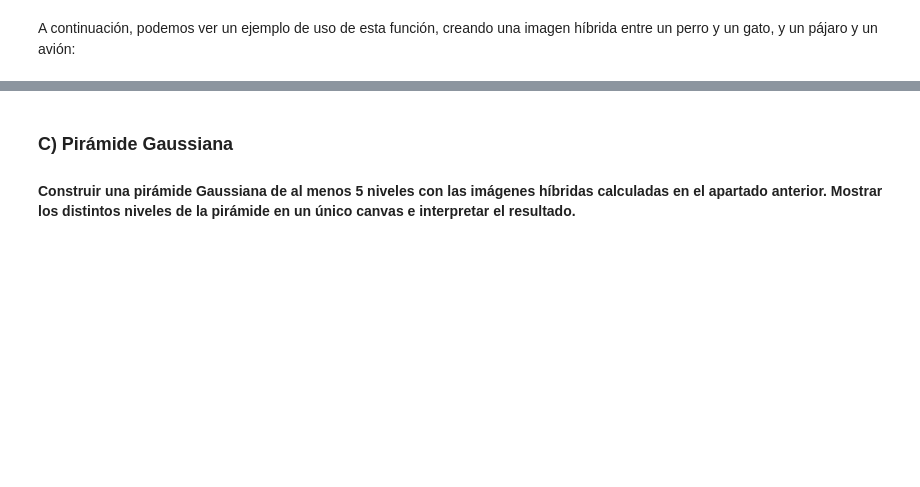
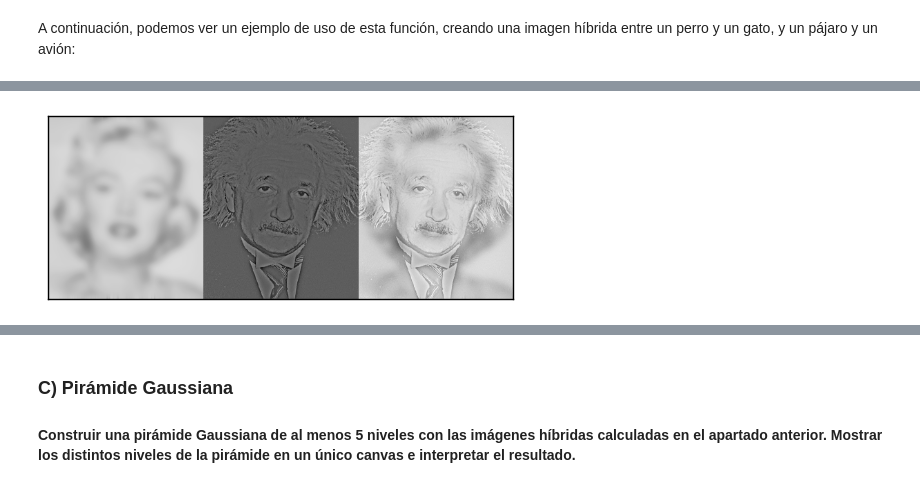
Before and after one commit to BraulioV/Computer-Vision, a Jupyter notebook: Practica1/Filtrado y Muestreo.ipynb, the cells around one changed output, grey strips where cells are left out. Saved outputs shown, nothing was run; the diff lists cells and outputs as text; code cells hidden in the pictures; blank space fills up the shorter version.

```diff
--- a/Practica1/Filtrado y Muestreo.ipynb
+++ b/Practica1/Filtrado y Muestreo.ipynb
@@ -397,0 +423,10 @@ pajaro_avion = make_hybrid_image(bird,plane, 8, 1.5, True)
+# %%
+marilyn = cv2.imread('data/marilyn.bmp', flags=cv2.IMREAD_GRAYSCALE)
+einstein = cv2.imread('data/einstein.bmp', flags=cv2.IMREAD_GRAYSCALE)
+
+marilyn_einstein = make_hybrid_image(marilyn, einstein,
+                           smoothing_mask_sigma = 5,
+                           sharpering_mask_sigma = 3,
+                           show_images = True)
+# %% [output]
+[figure, added]
```
Also changed, not shown: parts of 13 cells of this notebook, 2 other files.
